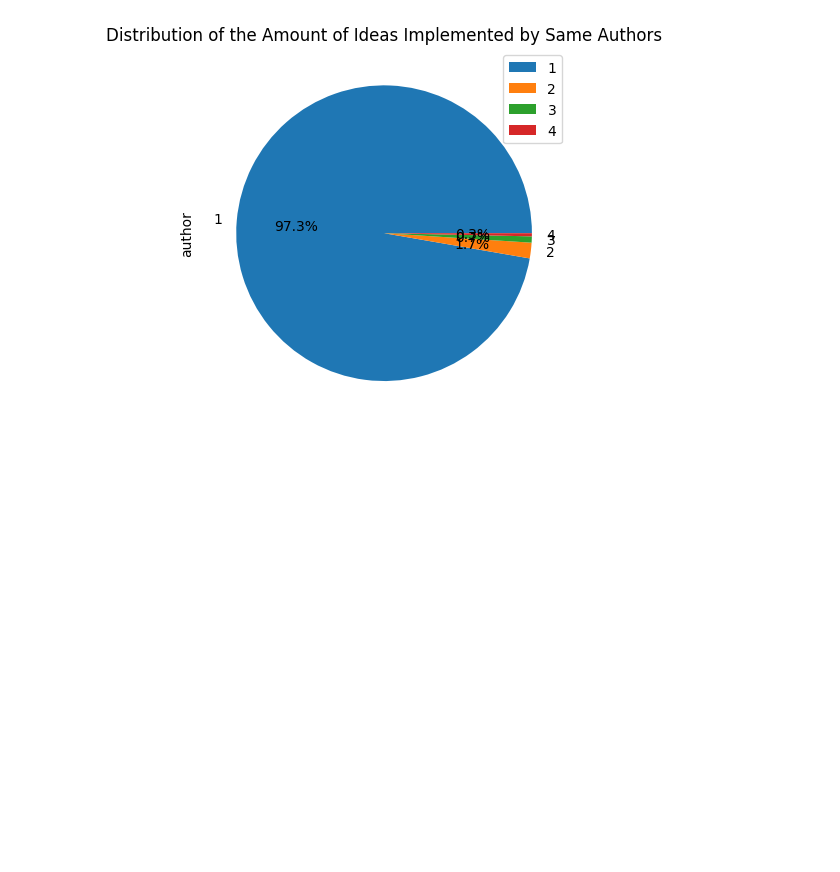
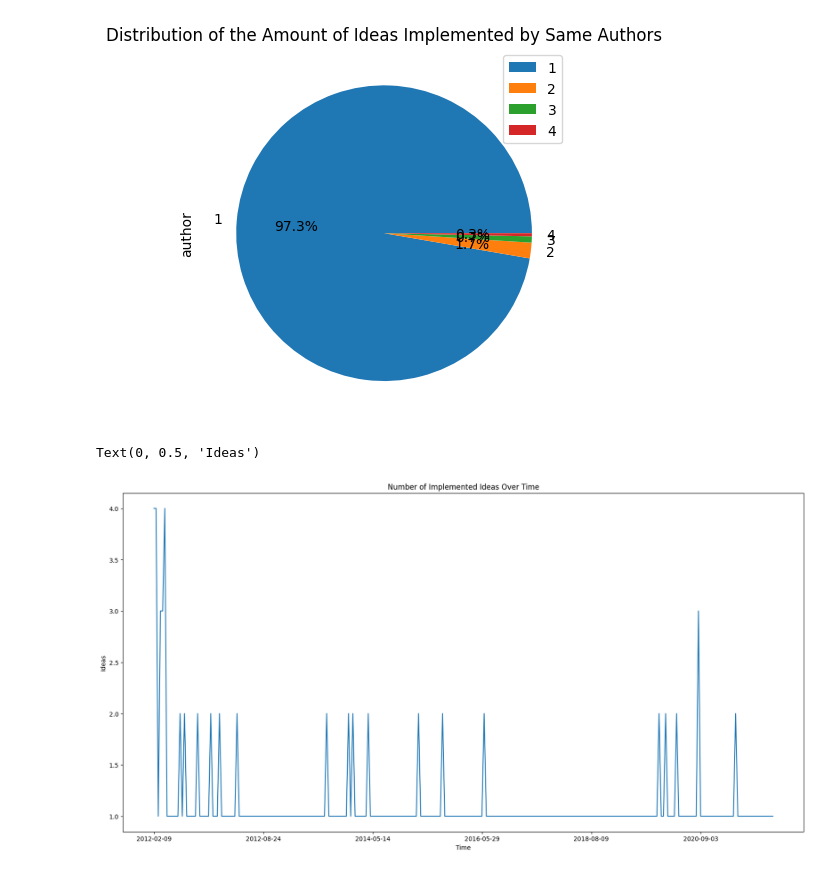
Before and after one commit to RyanMarten/spotify-user-innovation, a Jupyter notebook: data_vis_stats.ipynb, the cells around one changed output. Saved outputs shown, nothing was run; the diff lists cells and outputs as text; code cells hidden in the pictures; blank space fills up the shorter version.

Commit message:
added graph over time

```diff
--- a/data_vis_stats.ipynb
+++ b/data_vis_stats.ipynb
@@ -88,3 +103,12 @@ print(same_author_count.value_counts())
 4      1
 Name: author, dtype: int64
 [figure]
+# %%
+# implemented ideas over time
+count_ideas_time = impl_posts.date.value_counts(sort=False)[::-1]
+ax = count_ideas_time.plot(figsize=(20, 10), title='Number of Implemented Ideas Over Time')
+ax.set_xlabel('Time')
+ax.set_ylabel('Ideas')
+# %% [output]
+Text(0, 0.5, 'Ideas')
+[figure, added]
```
Also changed, not shown: parts of 5 cells of this notebook.
